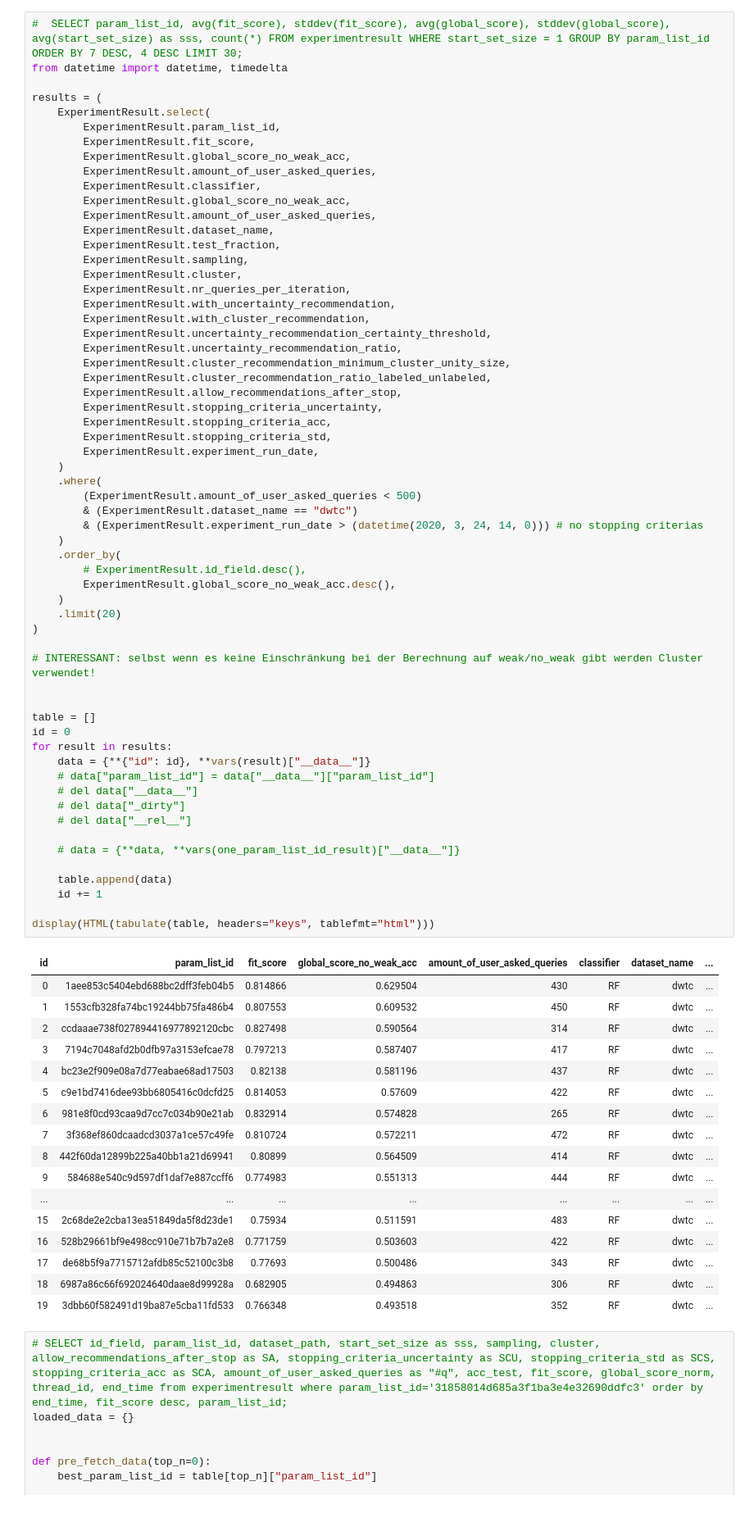
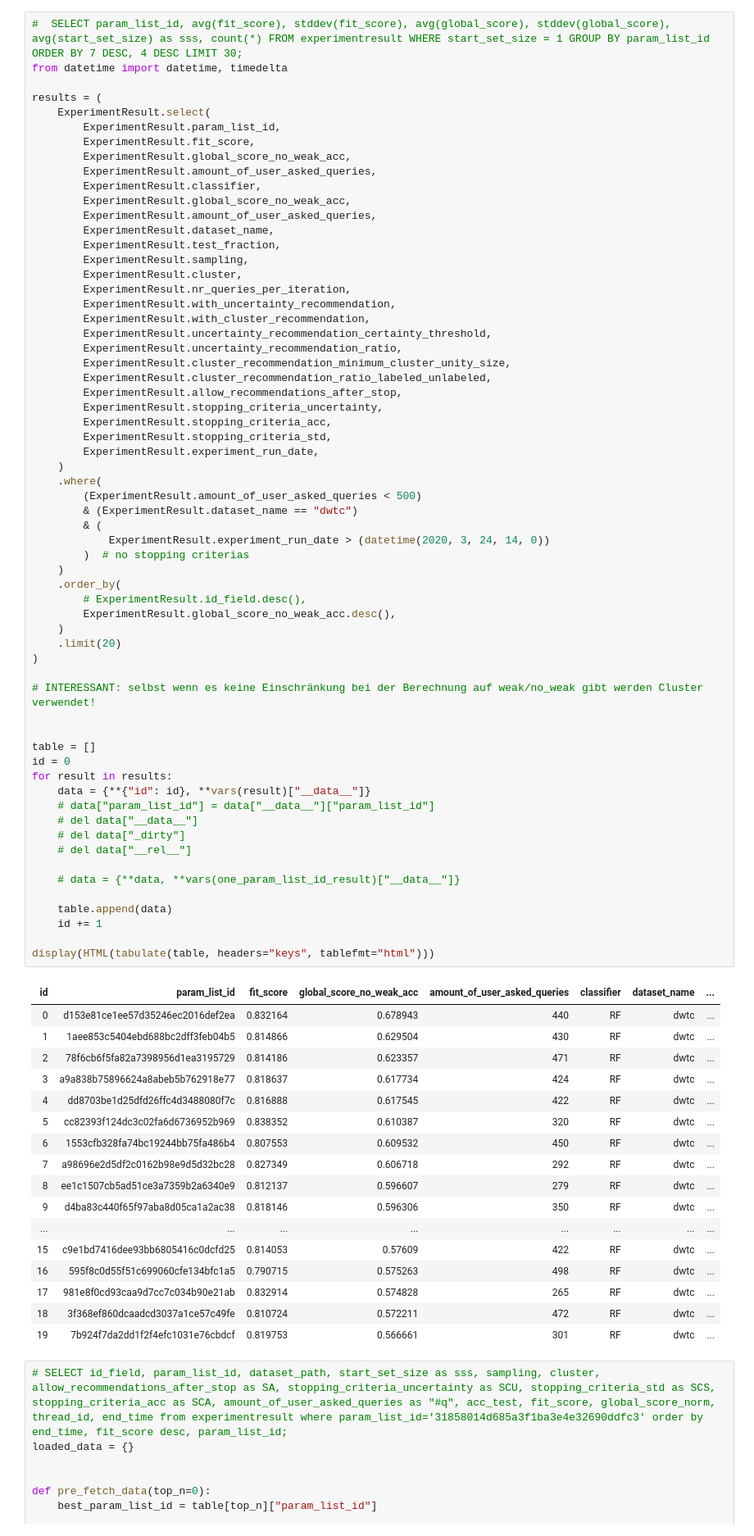
Before and after one commit to jgonsior/DS20-WeakAL, a Jupyter notebook: display_random_search_results_dwtc.ipynb, the cells around one changed output. Shown at 82% size. Saved outputs shown, nothing was run; the diff lists cells and outputs as text.

```diff
--- a/display_random_search_results_dwtc.ipynb
+++ b/display_random_search_results_dwtc.ipynb
@@ -107,51 +107,53 @@ results = (
     .where(
         (ExperimentResult.amount_of_user_asked_queries < 500)
         & (ExperimentResult.dataset_name == "dwtc")
-        & (ExperimentResult.experiment_run_date > (datetime(2020, 3, 24, 14, 0))) # no stopping criterias
+        & (
+            ExperimentResult.experiment_run_date > (datetime(2020, 3, 24, 14, 0))
+        )  # no stopping criterias
     )
     .order_by(
         # ExperimentResult.id_field.desc(),
         ExperimentResult.global_score_no_weak_acc.desc(),
     )
     .limit(20)
 )
 
 # INTERESSANT: selbst wenn es keine Einschränkung bei der Berechnung auf weak/no_weak gibt werden Cluster verwendet!
 
 
 table = []
 id = 0
 for result in results:
     data = {**{"id": id}, **vars(result)["__data__"]}
     # data["param_list_id"] = data["__data__"]["param_list_id"]
     # del data["__data__"]
     # del data["_dirty"]
     # del data["__rel__"]
 
     # data = {**data, **vars(one_param_list_id_result)["__data__"]}
 
     table.append(data)
     id += 1
 
 display(HTML(tabulate(table, headers="keys", tablefmt="html")))
 # %% [output]
 | id | param_list_id | fit_score | global_score_no_weak_acc | amount_of_user_asked_queries | classifier | dataset_name | ... |
-| 0 | 1aee853c5404ebd688bc2dff3feb04b5 | 0.814866 | 0.629504 | 430 | RF | dwtc | ... |
-| 1 | 1553cfb328fa74bc19244bb75fa486b4 | 0.807553 | 0.609532 | 450 | RF | dwtc | ... |
-| 2 | ccdaaae738f027894416977892120cbc | 0.827498 | 0.590564 | 314 | RF | dwtc | ... |
-| 3 | 7194c7048afd2b0dfb97a3153efcae78 | 0.797213 | 0.587407 | 417 | RF | dwtc | ... |
-| 4 | bc23e2f909e08a7d77eabae68ad17503 | 0.82138 | 0.581196 | 437 | RF | dwtc | ... |
-| 5 | c9e1bd7416dee93bb6805416c0dcfd25 | 0.814053 | 0.57609 | 422 | RF | dwtc | ... |
-| 6 | 981e8f0cd93caa9d7cc7c034b90e21ab | 0.832914 | 0.574828 | 265 | RF | dwtc | ... |
-| 7 | 3f368ef860dcaadcd3037a1ce57c49fe | 0.810724 | 0.572211 | 472 | RF | dwtc | ... |
-| 8 | 442f60da12899b225a40bb1a21d69941 | 0.80899 | 0.564509 | 414 | RF | dwtc | ... |
-| 9 | 584688e540c9d597df1daf7e887ccff6 | 0.774983 | 0.551313 | 444 | RF | dwtc | ... |
+| 0 | d153e81ce1ee57d35246ec2016def2ea | 0.832164 | 0.678943 | 440 | RF | dwtc | ... |
+| 1 | 1aee853c5404ebd688bc2dff3feb04b5 | 0.814866 | 0.629504 | 430 | RF | dwtc | ... |
+| 2 | 78f6cb6f5fa82a7398956d1ea3195729 | 0.814186 | 0.623357 | 471 | RF | dwtc | ... |
+| 3 | a9a838b75896624a8abeb5b762918e77 | 0.818637 | 0.617734 | 424 | RF | dwtc | ... |
+| 4 | dd8703be1d25dfd26ffc4d3488080f7c | 0.816888 | 0.617545 | 422 | RF | dwtc | ... |
+| 5 | cc82393f124dc3c02fa6d6736952b969 | 0.838352 | 0.610387 | 320 | RF | dwtc | ... |
+| 6 | 1553cfb328fa74bc19244bb75fa486b4 | 0.807553 | 0.609532 | 450 | RF | dwtc | ... |
+| 7 | a98696e2d5df2c0162b98e9d5d32bc28 | 0.827349 | 0.606718 | 292 | RF | dwtc | ... |
+| 8 | ee1c1507cb5ad51ce3a7359b2a6340e9 | 0.812137 | 0.596607 | 279 | RF | dwtc | ... |
+| 9 | d4ba83c440f65f97aba8d05ca1a2ac38 | 0.818146 | 0.596306 | 350 | RF | dwtc | ... |
 | ... | ... | ... | ... | ... | ... | ... | ... |
-| 15 | 2c68de2e2cba13ea51849da5f8d23de1 | 0.75934 | 0.511591 | 483 | RF | dwtc | ... |
-| 16 | 528b29661bf9e498cc910e71b7b7a2e8 | 0.771759 | 0.503603 | 422 | RF | dwtc | ... |
-| 17 | de68b5f9a7715712afdb85c52100c3b8 | 0.77693 | 0.500486 | 343 | RF | dwtc | ... |
-| 18 | 6987a86c66f692024640daae8d99928a | 0.682905 | 0.494863 | 306 | RF | dwtc | ... |
-| 19 | 3dbb60f582491d19ba87e5cba11fd533 | 0.766348 | 0.493518 | 352 | RF | dwtc | ... |
+| 15 | c9e1bd7416dee93bb6805416c0dcfd25 | 0.814053 | 0.57609 | 422 | RF | dwtc | ... |
+| 16 | 595f8c0d55f51c699060cfe134bfc1a5 | 0.790715 | 0.575263 | 498 | RF | dwtc | ... |
+| 17 | 981e8f0cd93caa9d7cc7c034b90e21ab | 0.832914 | 0.574828 | 265 | RF | dwtc | ... |
+| 18 | 3f368ef860dcaadcd3037a1ce57c49fe | 0.810724 | 0.572211 | 472 | RF | dwtc | ... |
+| 19 | 7b924f7da2dd1f2f4efc1031e76cbdcf | 0.819753 | 0.566661 | 301 | RF | dwtc | ... |
 # %%
 # SELECT id_field, param_list_id, dataset_path, start_set_size as sss, sampling, cluster, allow_recommendations_after_stop as SA, stopping_criteria_uncertainty as SCU, stopping_criteria_std as SCS, stopping_criteria_acc as SCA, amount_of_user_asked_queries as "#q", acc_test, fit_score, global_score_norm, thread_id, end_time from experimentresult where param_list_id='31858014d685a3f1ba3e4e32690ddfc3' order by end_time, fit_score desc, param_list_id;
 loaded_data = {}
```
Also changed, not shown: parts of 2 cells of this notebook, 4 other files.
